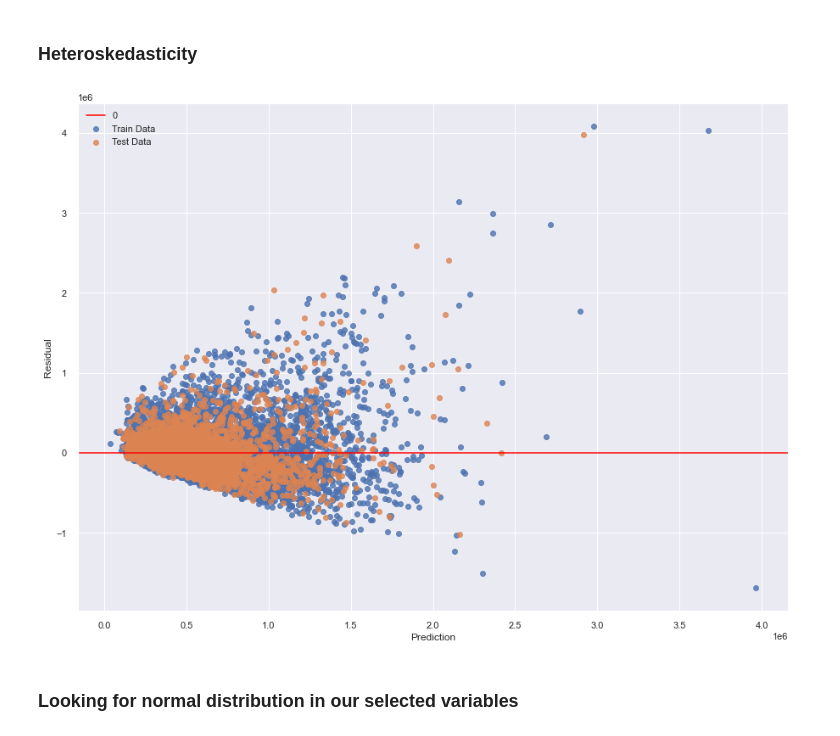
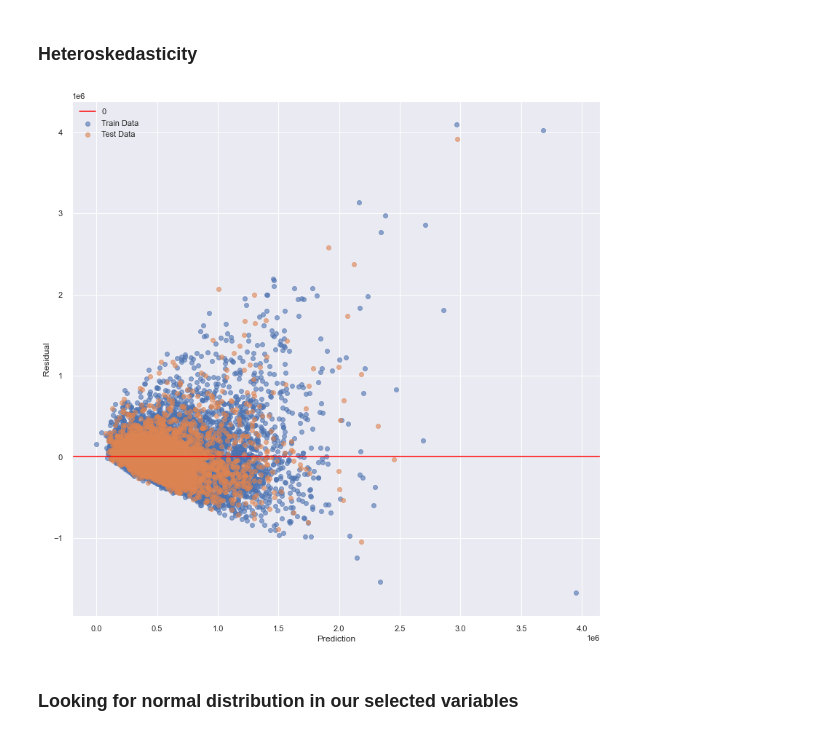
Before and after one commit to timiadejumo/phase_2_project, a Jupyter notebook: FINAL_NOTEBOOK.ipynb, the cells around one changed output. Drawn from its saved outputs; the diff is of its cells as text; code cells hidden in the pictures.

```diff
--- a/FINAL_NOTEBOOK.ipynb
+++ b/FINAL_NOTEBOOK.ipynb
@@ -45,7 +31,7 @@ from sklearn.metrics import r2_score
 from sklearn.dummy import DummyRegressor
 import datetime
 # %%
-df = pd.read_csv('../data/kc_house_data.csv') # load database
+df = pd.read_csv('data/kc_house_data.csv') # load database
 
 df.head() # show first 5 entries
 # %% [output]
@@ -249,7 +235,7 @@ pd.DataFrame(ziplist).value_counts() # check to see if our unique elements are i
 Length: 70, dtype: int64
 # %%
 # Load df with Zip codes broken down by Region and City
-region_df = pd.read_csv('../Data/ZipCode_Region_City_List.csv')
+region_df = pd.read_csv('Data/ZipCode_Region_City_List.csv')
 
 region_df['Zip'] = region_df['Zip'].str.replace(',', '') # Clean Zip column
 region_df['Zip'] = region_df['Zip'].str.replace(' ', '')
@@ -612,0 +624,5 @@ Notes:
+# %%
+formula2 = f'price ~ bathrooms+bedrooms+sqft_living+sqft_above+grade+region+in_sea' # initialize our formula
+model = ols(formula2,df_train_scale).fit() # run an ols on our trained data and fit
+model.summary()
+# advanced model of our train data
@@ -612,0 +655,4 @@ Notes:
+# %%
+model = ols(formula2,df_test_scale).fit() # run an ols on our trained data and fit
+model.summary()
+# advanced model of our test data
@@ -648,16 +720,17 @@ plt.show()
 # %% [markdown]
 ### Heteroskedasticity
 # %%
-plt.scatter(y_hat, y_train - y_hat, label ='Train Data', alpha = 0.8)
-plt.scatter(y_prediction, y_test - y_prediction, label ='Test Data', alpha = 0.8)
+plt.rcParams['figure.figsize'] = (13.0, 13.0)
+plt.scatter(y_hat, y_train - y_hat, label ='Train Data', alpha = 0.6)
+plt.scatter(y_prediction, y_test - y_prediction, label ='Test Data', alpha = 0.6)
 
 plt.axhline(y=0, color = 'red', label = '0')
 plt.xlabel('Prediction')
 plt.ylabel('Residual')
 plt.legend()
 plt.show()
 # %% [output]
-[figure, old version]
+[figure, new version]
 # %% [markdown]
 ### Looking for normal distribution in our selected variables
 # %%
```
Also changed, not shown: parts of 23 cells of this notebook.
